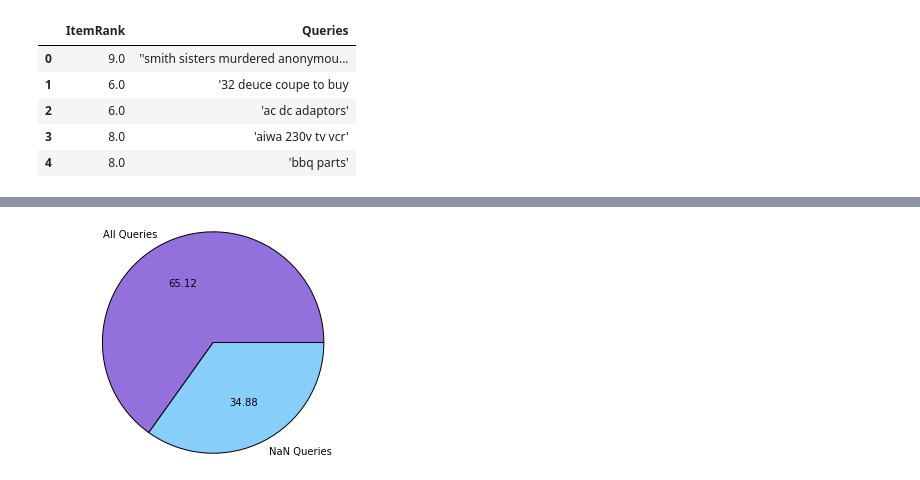
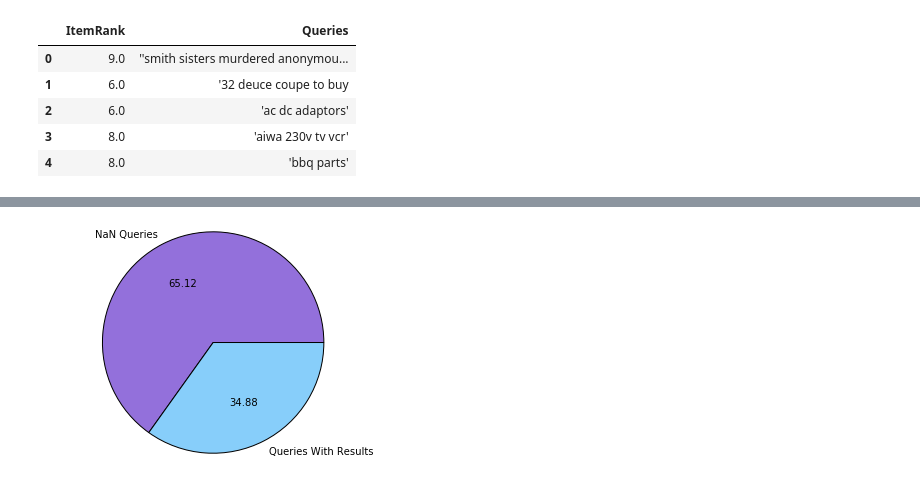
Before and after one commit to RohitJacob/AOL-Exploratory-Analysis, a Jupyter notebook: Promotional Analysis.ipynb, the cells around one changed output, grey strips where cells are left out. Drawn from its saved outputs; the diff is of its cells as text; code cells hidden in the pictures.

```diff
--- a/Promotional Analysis.ipynb
+++ b/Promotional Analysis.ipynb
@@ -184,12 +232,12 @@ len(userUsage)
 # %%
 cleandata = data.dropna()
 plt.figure()
 values1 = [data.shape[0]/data.shape[0],cleandata.shape[0]/data.shape[0]]
-labels1 = ['All Queries', 'NaN Queries']
+labels1 = ['NaN Queries', 'Queries With Results']
 colors1 = ['mediumpurple','lightskyblue']
 plt.pie(values1, labels=labels1, autopct='%.2f', colors=colors1)
 plt.axis('equal')
 plt.savefig('NaNQueries.png')
 plt.show()
 # %% [output]
-[figure, old version]
+[figure, new version]
```
Also changed, not shown: parts of 41 cells of this notebook, 2 other files.
